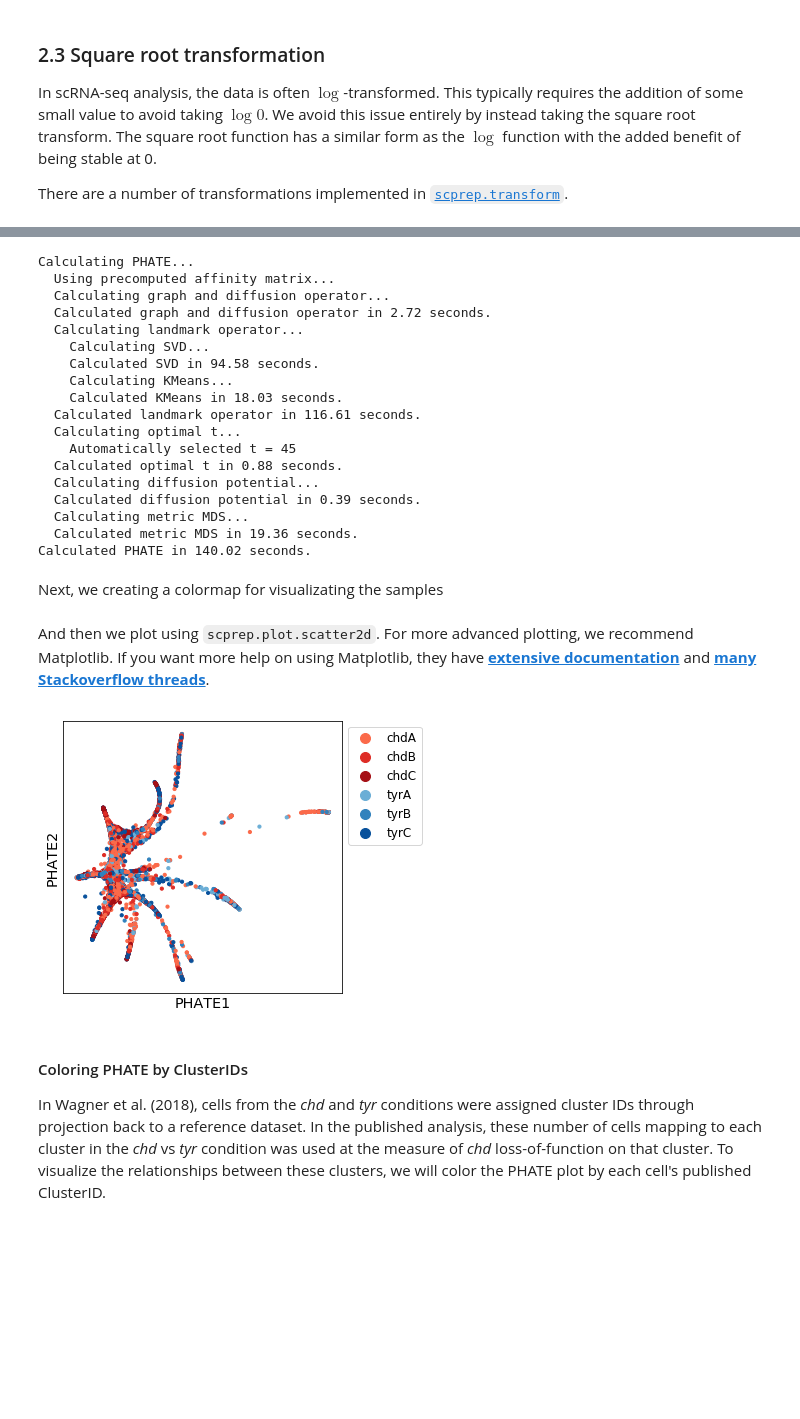
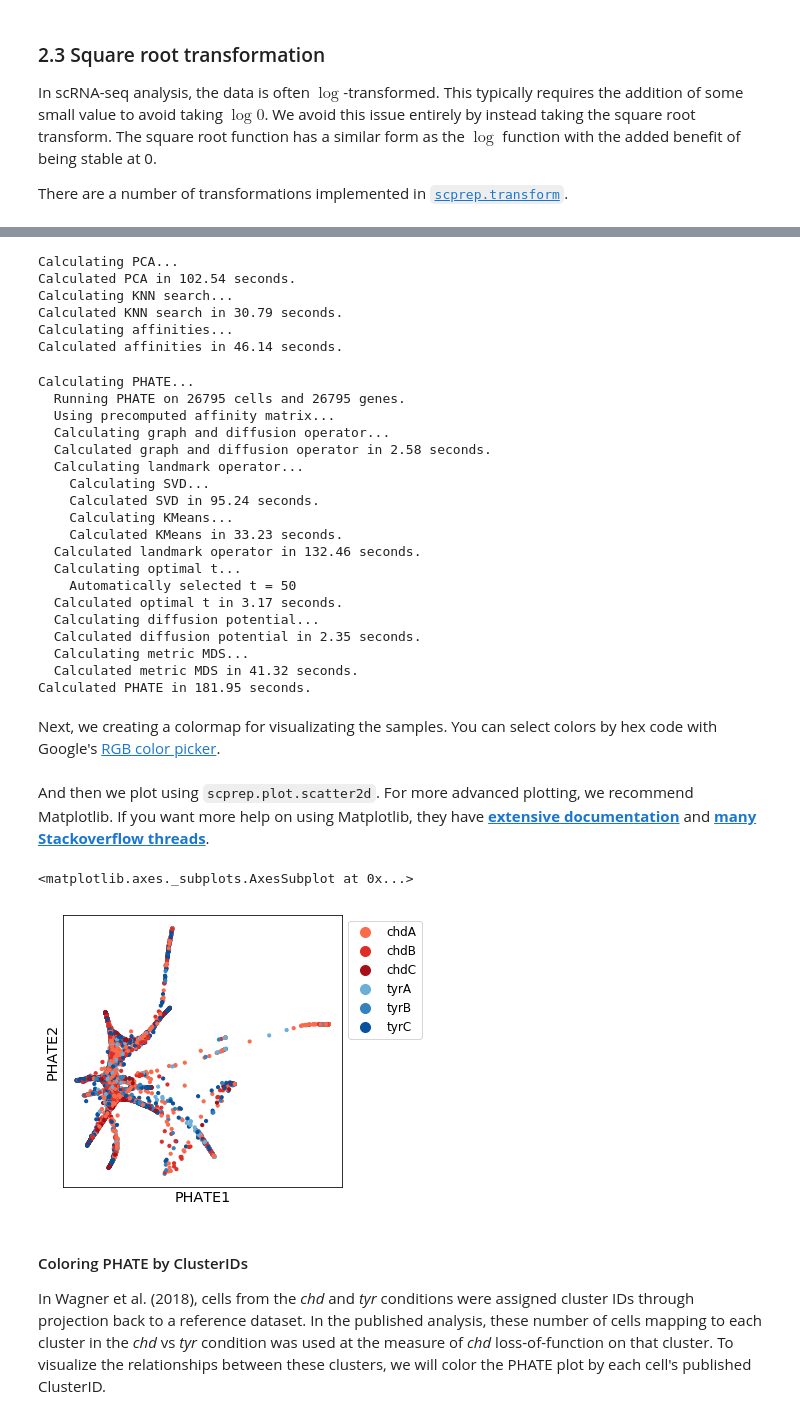
Before and after one commit to KrishnaswamyLab/MELD, a Jupyter notebook: notebooks/Wagner2018_Chordin_Cas9_Mutagenesis.ipynb, the cells around one changed output, grey strips where cells are left out. Cells and saved outputs as stored; diff of their text form; code cells hidden in the pictures; blank space fills up the shorter version.

```diff
--- a/notebooks/Wagner2018_Chordin_Cas9_Mutagenesis.ipynb
+++ b/notebooks/Wagner2018_Chordin_Cas9_Mutagenesis.ipynb
@@ -219,7 +253,7 @@ To correct for differences in library sizes, we divide each cell by its library
 
 In `scprep` this is performed using the `normalize` method `library_size_normalize()`.
 # %%
-data_ln, libsize = scprep.normalize.library_size_normalize(data, return_library_size=True)
+data_libnorm, libsize = scprep.normalize.library_size_normalize(data, return_library_size=True)
 # %%
 metadata['libsize'] = libsize
 metadata.head()
@@ -237,4 +271,4 @@ In scRNA-seq analysis, the data is often $\log$-transformed. This typically requ
 
 There are a number of transformations implemented in [`scprep.transform`](https://scprep.readthedocs.io/en/stable/reference.html#module-scprep.transform).
 # %%
-data_sq = scprep.transform.sqrt(data_ln)
+data_sqrt = scprep.transform.sqrt(data_libnorm)
@@ -274,32 +302,40 @@ We will use a basic set of parameters here, but for more information check out [
 ](https://graphtools.readthedocs.io/en/stable/).
 # %%
 # Create the Graph
-G = gt.Graph(data_pca, knn=10, decay=10, use_pygsp=True) # using k+1 here from phate due to an API difference
+G = gt.Graph(data_sqrt, knn=9, decay=10, n_pca=100, use_pygsp=True, n_jobs=-2, verbose=True)
+# %% [output]
+Calculating PCA...
+Calculated PCA in 102.54 seconds.
+Calculating KNN search...
+Calculated KNN search in 30.79 seconds.
+Calculating affinities...
+Calculated affinities in 46.14 seconds.
 # %%
 # Pass the graph to PHATE
-phateop = phate.PHATE(knn_dist='precomputed', gamma=0, n_jobs=-2)
-Y = phateop.fit_transform(G.K)
+phate_op = phate.PHATE(knn_dist='precomputed', gamma=0, n_jobs=-2)
+data_phate = phate_op.fit_transform(G.kernel)
 # %% [output]
 Calculating PHATE...
+  Running PHATE on 26795 cells and 26795 genes.
   Using precomputed affinity matrix...
   Calculating graph and diffusion operator...
-  Calculated graph and diffusion operator in 2.72 seconds.
+  Calculated graph and diffusion operator in 2.58 seconds.
   Calculating landmark operator...
     Calculating SVD...
-    Calculated SVD in 94.58 seconds.
+    Calculated SVD in 95.24 seconds.
     Calculating KMeans...
-    Calculated KMeans in 18.03 seconds.
-  Calculated landmark operator in 116.61 seconds.
+    Calculated KMeans in 33.23 seconds.
+  Calculated landmark operator in 132.46 seconds.
   Calculating optimal t...
-    Automatically selected t = 45
-  Calculated optimal t in 0.88 seconds.
+    Automatically selected t = 50
+  Calculated optimal t in 3.17 seconds.
   Calculating diffusion potential...
-  Calculated diffusion potential in 0.39 seconds.
+  Calculated diffusion potential in 2.35 seconds.
   Calculating metric MDS...
-  Calculated metric MDS in 19.36 seconds.
-Calculated PHATE in 140.02 seconds.
+  Calculated metric MDS in 41.32 seconds.
+Calculated PHATE in 181.95 seconds.
-# %% [markdown]
-Next, we creating a colormap for visualizating the samples
+# %% [markdown]
+Next, we creating a colormap for visualizating the samples. You can select colors by hex code with Google's [RGB color picker](https://www.google.com/search?client=firefox-b-1-d&q=rgb+color+picker).
 # %%
 samples_cmap = {'chdA' : '#fb6a4a',
                 'chdB' : '#de2d26',
@@ -310,10 +346,11 @@ samples_cmap = {'chdA' : '#fb6a4a',
 # %% [markdown]
 And then we plot using `scprep.plot.scatter2d`. For more advanced plotting, we recommend Matplotlib. If you want more help on using Matplotlib, they have [**extensive documentation**](https://matplotlib.org/tutorials/index.html) and [**many Stackoverflow threads**](https://stackoverflow.com/questions/tagged/matplotlib).
 # %%
-ax = scprep.plot.scatter2d(Y, c=metadata['sample_label'], cmap=samples_cmap,
-                           legend_anchor=(1,1), figsize=(5,5), s=10, label_prefix='PHATE', ticks=False)
+scprep.plot.scatter2d(data_phate, c=metadata['sample_label'], cmap=samples_cmap,
+                      legend_anchor=(1,1), figsize=(5,5), s=10, label_prefix='PHATE', ticks=False)
 # %% [output]
+<matplotlib.axes._subplots.AxesSubplot at 0x...>
-[figure, old version]
+[figure, new version]
 # %% [markdown]
 #### Coloring PHATE by ClusterIDs
 
```
Also changed, not shown: parts of 68 cells of this notebook, 1 other file.
